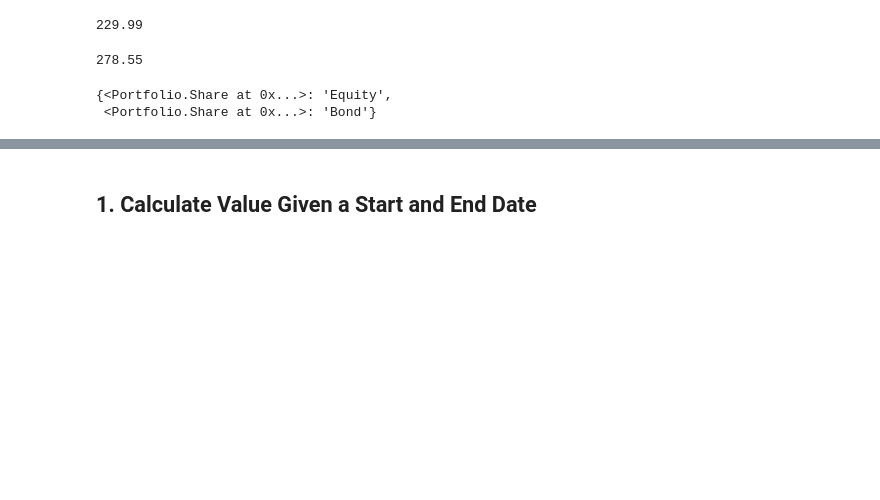
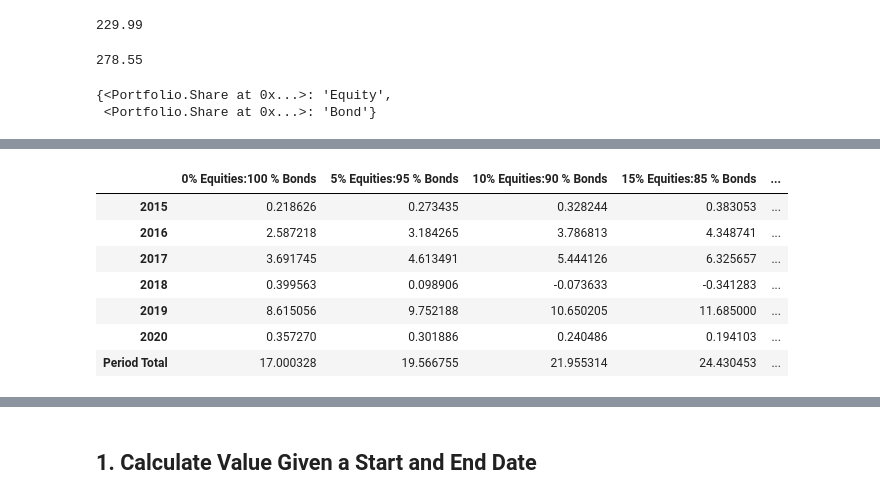
Before and after one commit to spencer84/Portfolio-Management, a Jupyter notebook: Financial Analysis - Equities and Bonds.ipynb, the cells around one changed output, grey strips where cells are left out. Saved outputs shown, nothing was run; the diff lists cells and outputs as text; code cells hidden in the pictures; blank space fills up the shorter version.

```diff
--- a/Financial Analysis - Equities and Bonds.ipynb
+++ b/Financial Analysis - Equities and Bonds.ipynb
@@ -130,0 +187,11 @@ portfolio_history[['Total Value', 'Equities','Bonds']].plot()
+# %%
+allocation_roi_df
+# %% [output]
+|  | 0% Equities:100 % Bonds | 5% Equities:95 % Bonds | 10% Equities:90 % Bonds | 15% Equities:85 % Bonds | ... |
+| 2015 | 0.218626 | 0.273435 | 0.328244 | 0.383053 | ... |
+| 2016 | 2.587218 | 3.184265 | 3.786813 | 4.348741 | ... |
+| 2017 | 3.691745 | 4.613491 | 5.444126 | 6.325657 | ... |
+| 2018 | 0.399563 | 0.098906 | -0.073633 | -0.341283 | ... |
+| 2019 | 8.615056 | 9.752188 | 10.650205 | 11.685000 | ... |
+| 2020 | 0.357270 | 0.301886 | 0.240486 | 0.194103 | ... |
+| Period Total | 17.000328 | 19.566755 | 21.955314 | 24.430453 | ... |
```
Also changed, not shown: parts of 17 cells of this notebook.
